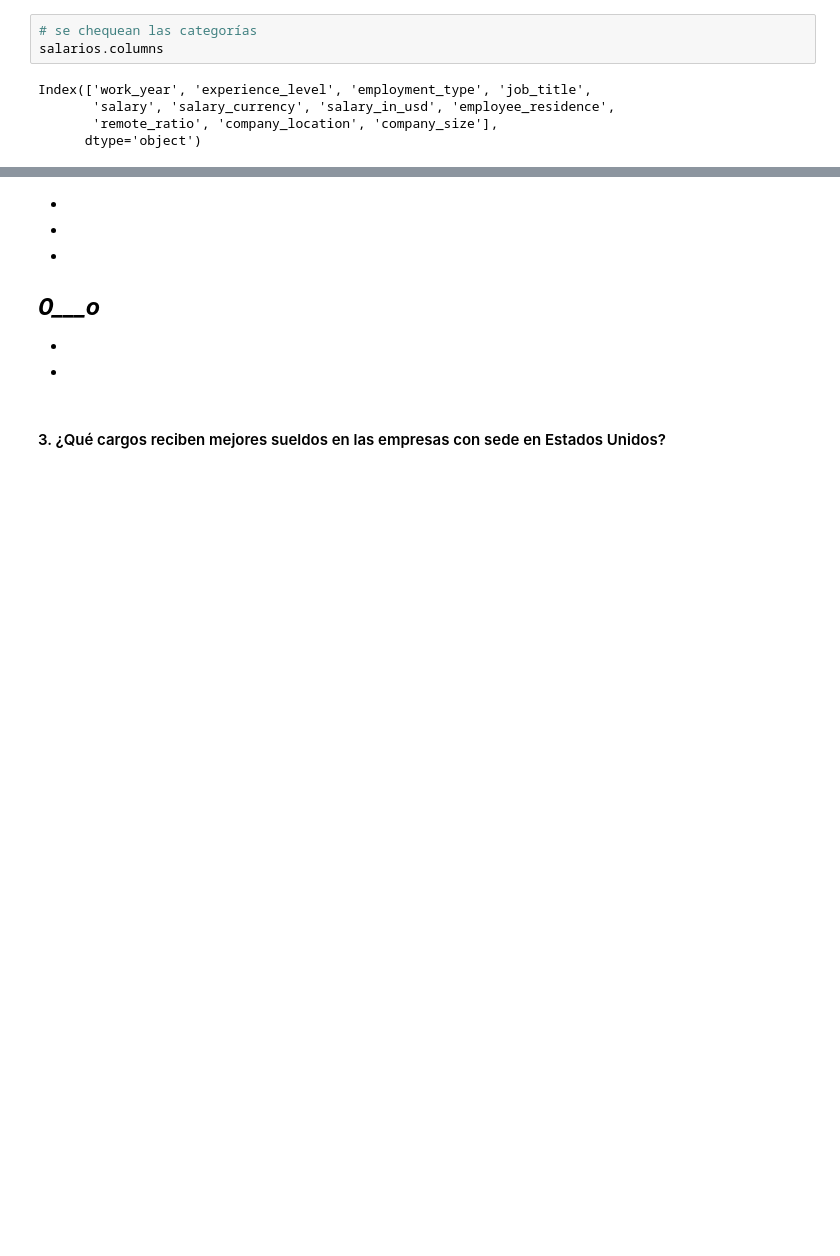
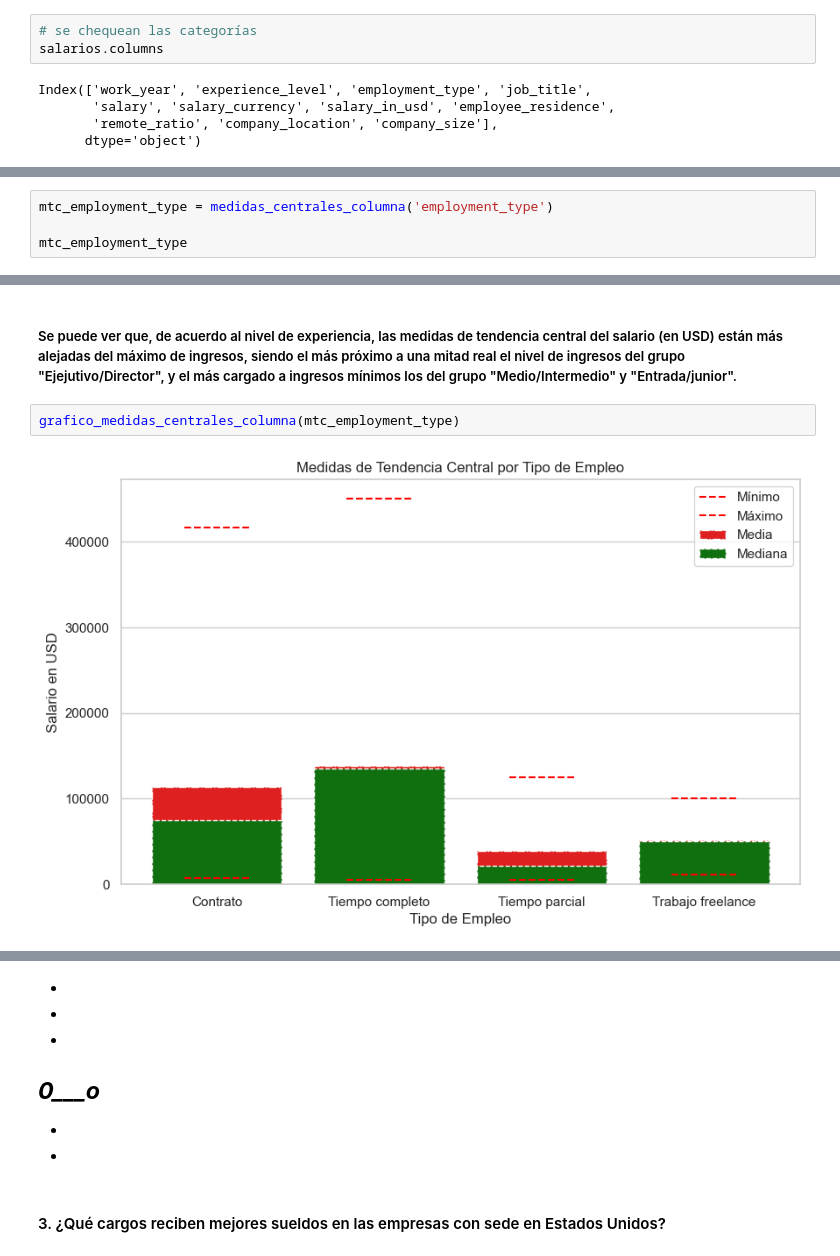
Before and after one commit to santoleal/data_science_homework, a Jupyter notebook: 4.ESTADISTICA PYTHON/DESAFIO1/Desafío - Estadística descriptiva y probabilidades (parte I).ipynb, the cells around one changed output, grey strips where cells are left out. Drawn from its saved outputs; the diff is of its cells as text; blank space fills up the shorter version.

```diff
--- a/4.ESTADISTICA PYTHON/DESAFIO1/Desafío - Estadística descriptiva y probabilidades (parte I).ipynb
+++ b/4.ESTADISTICA PYTHON/DESAFIO1/Desafío - Estadística descriptiva y probabilidades (parte I).ipynb
@@ -350,0 +239,4 @@ The `ci` parameter is deprecated. Use `errorbar=None` for the same effect.
+# %%
+mtc_employment_type = medidas_centrales_columna('employment_type')
+
+mtc_employment_type
@@ -350,0 +257,6 @@ The `ci` parameter is deprecated. Use `errorbar=None` for the same effect.
+# %% [markdown]
+##### Se puede ver que, de acuerdo al nivel de experiencia, las medidas de tendencia central del salario (en USD) están más alejadas del máximo de ingresos, siendo el más próximo a una mitad real el nivel de ingresos del grupo "Ejejutivo/Director", y el más cargado a ingresos mínimos los del grupo "Medio/Intermedio" y "Entrada/junior".
+# %%
+grafico_medidas_centrales_columna(mtc_employment_type)
+# %% [output]
+[figure, added]
```
Also changed, not shown: parts of 36 cells of this notebook.
